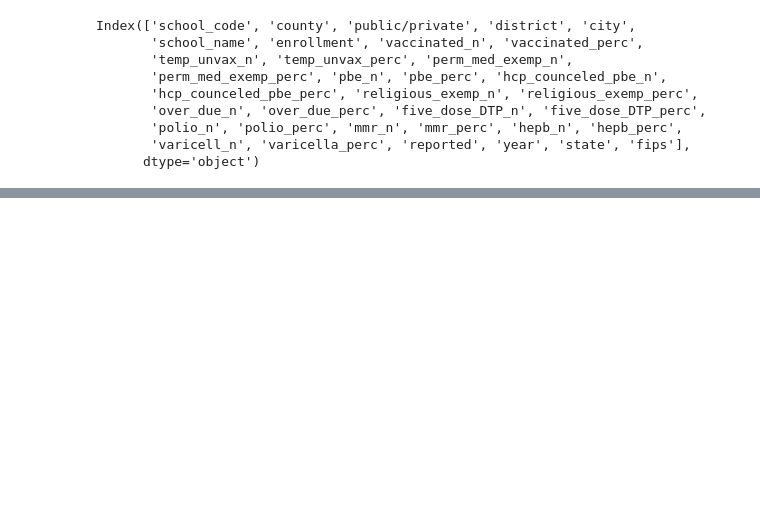
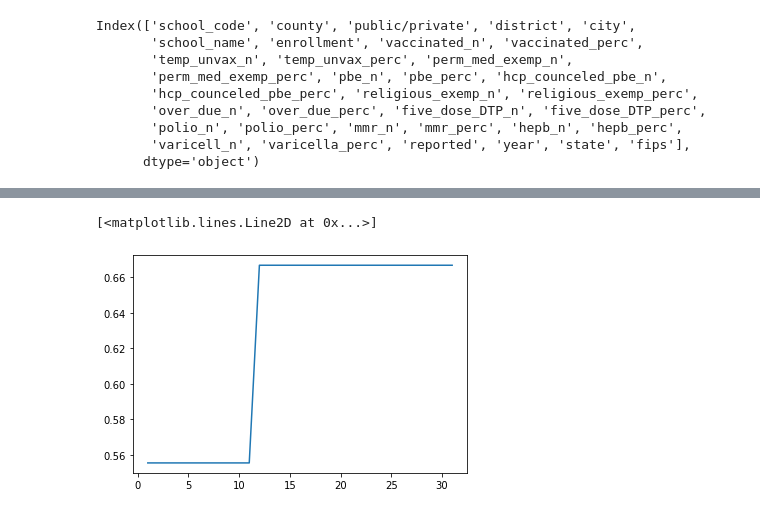
Before and after one commit to john-c-simmons/pres_election, a Jupyter notebook: notebooks/jc/ca_preprocessing.ipynb, the cells around one changed output, grey strips where cells are left out. Saved outputs shown, nothing was run; the diff lists cells and outputs as text; code cells hidden in the pictures; blank space fills up the shorter version.

```diff
--- a/notebooks/jc/ca_preprocessing.ipynb
+++ b/notebooks/jc/ca_preprocessing.ipynb
@@ -98,0 +308,5 @@ ca_list
+# %%
+plt.plot(range(1, X_train_scaled.shape[1]), scores)
+# %% [output]
+[<matplotlib.lines.Line2D at 0x...>]
+[figure, added]
```
Also changed, not shown: parts of 41 cells of this notebook, 36 other files.
